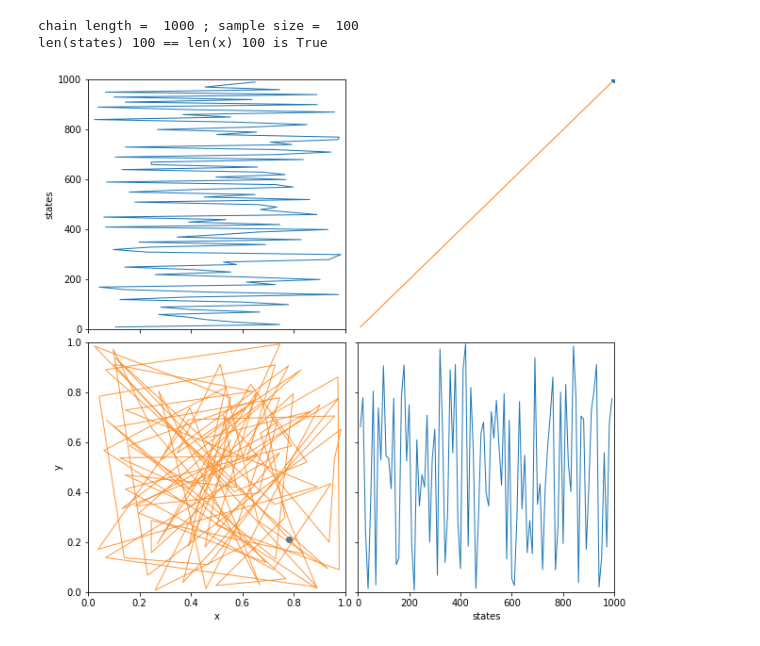
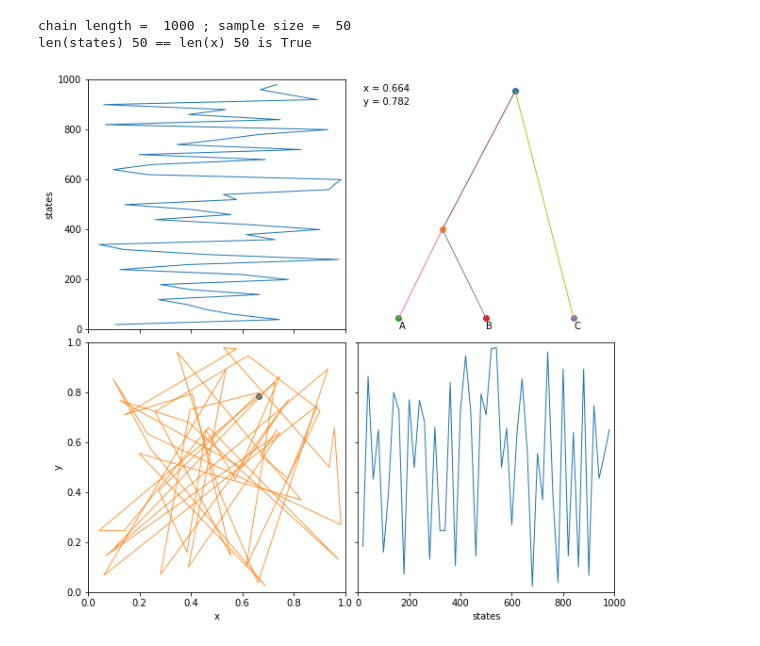
Before and after one commit to walterxie/TreeSpace, a Jupyter notebook: note/FixedTree.ipynb, the cells around one changed output. Saved outputs shown, nothing was run; the diff lists cells and outputs as text; code cells hidden in the pictures.

```diff
--- a/note/FixedTree.ipynb
+++ b/note/FixedTree.ipynb
@@ -3,12 +3,14 @@ import numpy as np
 
 # data
 cl=1000
-samples = 100
+samples = 50
 states = np.linspace(0, cl, samples+1)
 
-np.random.seed(124)
+np.random.seed(123)
 
+#root height - internal node height
 x = np.random.uniform(0, 1, size=samples)
+#internal node height
 y = np.random.uniform(0, 1, size=samples)
 # rm 0 state
 if len(states) == len(x) + 1:
@@ -19,8 +21,8 @@ print("len(states)", len(states), "== len(x)", len(x), "is", len(states) == len(
 #print("states = ", states)
 #print("x = ", x)
 # %% [output]
-chain length =  1000 ; sample size =  100
-len(states) 100 == len(x) 100 is True
+chain length =  1000 ; sample size =  50
+len(states) 50 == len(x) 50 is True
 # %%
 #http://twiecki.github.io/blog/2014/01/02/visualizing-mcmc/
 import matplotlib.pyplot as plt
@@ -29,53 +31,79 @@ from matplotlib import animation
 fig = plt.figure(figsize=(10,10))
 x_width = (0, 1)
 y_width = (0, 1)
+xy_width = (-0.1, 2.1)
 states_width = (0, cl)
 ax1 = fig.add_subplot(221, xlim=x_width, ylim=states_width, ylabel='states')
 ax2 = fig.add_subplot(224, xlim=states_width, ylim=y_width, xlabel='states')
 ax3 = fig.add_subplot(223, xlim=x_width, ylim=y_width, xlabel='x', ylabel='y')
 # the tree plan
-ax4 = fig.add_subplot(222, xlim=states_width, ylim=states_width)
+ax4 = fig.add_subplot(222, xlim=xy_width, ylim=xy_width)
 fig.subplots_adjust(wspace=0.05, hspace=0.05)
 ax1.set_xticklabels([])
 ax2.set_yticklabels([])
 ax4.axis('off')
 
 line1, = ax1.plot([], [], lw=1)
 line2, = ax2.plot([], [], lw=1)
 # dot
 line3, = ax3.plot([], [], 'o', lw=3)
 line4, = ax3.plot([], [], lw=1, alpha=.8)
 # tree (A,(B,C))
-#node1, = ax4.plot([], [], 'o', lw=3)
-edge1, = ax4.plot([], [], lw=1)
-edge2, = ax4.plot([], [], lw=1)
-edge3, = ax4.plot([], [], lw=1)
-edge4, = ax4.plot([], [], lw=1)
-#path = plt.scatter([], [])
-lines = [line1, line2, line3, line4, line5, line6]
+node1, = ax4.plot([], [], 'o', lw=2)
+node2, = ax4.plot([], [], 'o', lw=3)
+node3, = ax4.plot([], [], 'o', lw=2)
+node4, = ax4.plot([], [], 'o', lw=2)
+node5, = ax4.plot([], [], 'o', lw=2)
+edge12, = ax4.plot([], [], lw=1)
+edge23, = ax4.plot([], [], lw=1)
+edge24, = ax4.plot([], [], lw=1)
+edge15, = ax4.plot([], [], lw=1)
+lines = [line1, line2, line3, line4, edge12, edge23, edge24, edge15,
+         node1, node2, node3, node4, node5]
+# text
+x_text = ax4.text(0.02, 0.95, '', transform=ax4.transAxes)
+y_text = ax4.text(0.02, 0.90, '', transform=ax4.transAxes)
 
 def init():
     for line in lines:
         line.set_data([], [])
+    #x_text.set_text('')
+    #y_text.set_text('')
     return lines
 
+Ax = 0.25
+Bx = 1.0
+Cx = 1.75
+Node2x = 0.625
+Rootx = 1.25
+ax4.annotate('A', (Ax, -0.1))
+ax4.annotate('B', (Bx, -0.1))
+ax4.annotate('C', (Cx, -0.1))
 def animate(i):
     line1.set_data(x[:i], states[:i])
     line2.set_data(states[:i], y[:i])
     line3.set_data(x[i], y[i])
     line4.set_data(x[:i], y[:i])
-    #TODO
-    edge1.set_data(states[i], states[i])
-    edge2.set_data(states[:i], states[:i])
-    edge3.set_data(states[i], states[i])
-    edge4.set_data(states[:i], states[:i])
+    #tree
+    node1.set_data(Rootx, 2) # root
+    node2.set_data(Node2x, y[i])
+    node3.set_data(Ax, 0) # A
+    node4.set_data(Bx, 0) # B
+    node5.set_data(Cx, 0) # C
+    edge12.set_data([Rootx, Node2x], [2, y[i]])
+    edge23.set_data([Node2x, Ax], [y[i], 0])
+    edge24.set_data([Node2x, Bx], [y[i], 0])
+    edge15.set_data([Rootx, Cx], [2, 0])
+    # text
+    x_text.set_text('x = %.3f' % x[i])
+    y_text.set_text('y = %.3f' % y[i])
     return lines
 
 # interval : Delay between frames in milliseconds. Defaults to 200.
 anim = animation.FuncAnimation(fig, animate, init_func=init, frames=samples,
                                interval=5, blit=True, repeat=True)
 
 anim.save('uniformXYTree.mp4', fps=1, extra_args=['-vcodec', 'libx264'])
 plt.show()
 # %% [output]
-[figure, old version]
+[figure, new version]
```
Also changed, not shown: 2 other files.
